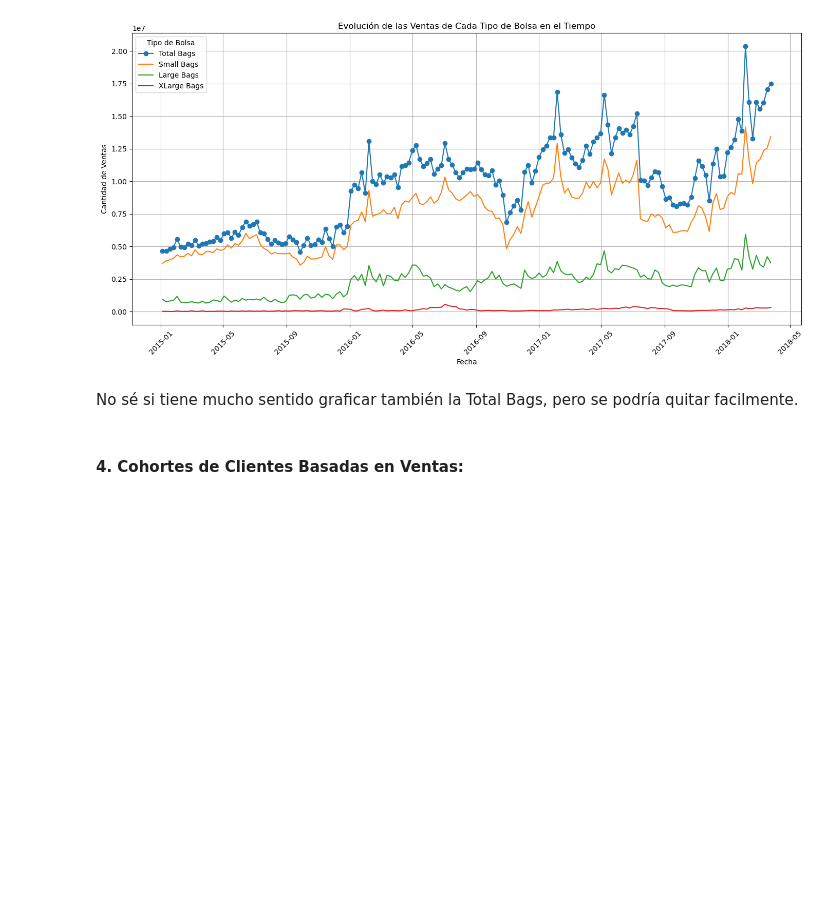
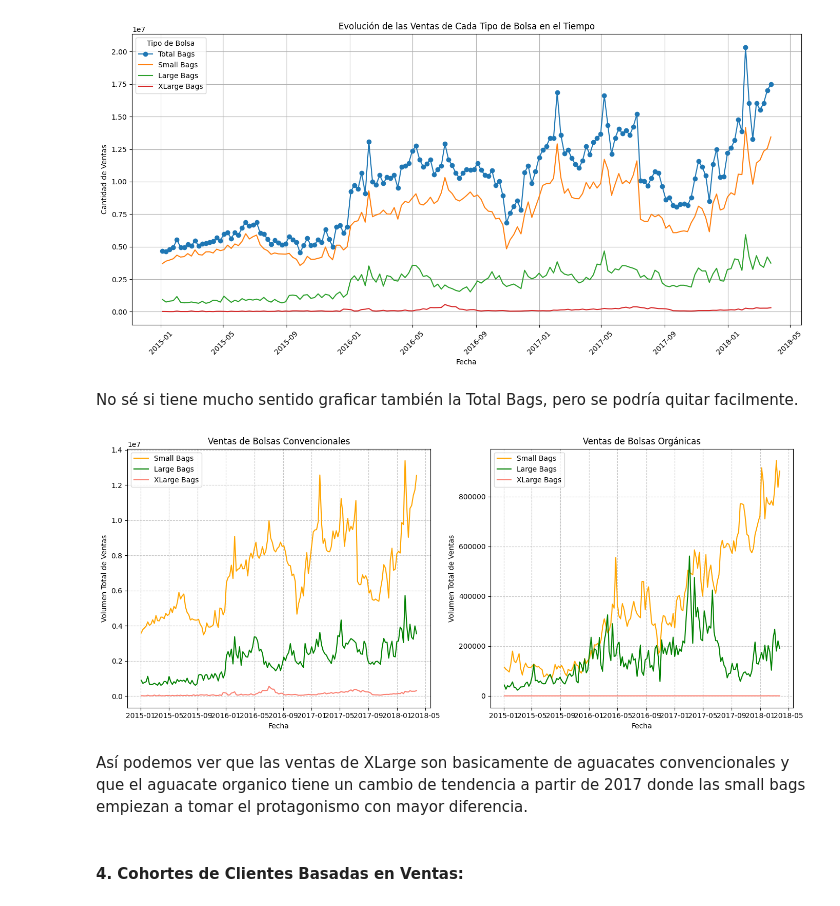
Before and after one commit to albagd77/MAGic-Avocado-TP1, a Jupyter notebook: 04_analisis_cohortes.ipynb, the cells around one changed output. Cells and saved outputs as stored; diff of their text form; code cells hidden in the pictures; blank space fills up the shorter version.

```diff
--- a/04_analisis_cohortes.ipynb
+++ b/04_analisis_cohortes.ipynb
@@ -257,6 +257,49 @@ plt.show()
 [figure]
 # %% [markdown]
 No sé si tiene mucho sentido graficar también la Total Bags, pero se podría quitar facilmente.
+# %%
+#Grafiquemos esto mismo pero diferenciando el tipo de aguacate, convencional y orgánico para ver como contribuyen cada uno.
+#Cogemos las columnas que necesitaremos
+df_bolsas=greater_regions[['Total Bags', 'Small Bags', 'Large Bags', 'XLarge Bags','Date', 'type']]
+df_bolsas_conv=df_bolsas[df_bolsas['type']=='conventional']
+df_bolsas_org=df_bolsas[df_bolsas['type']=='organic']
+
+# Agrupamos por 'Date' y calculamos la suma de cada tipo de bolsa
+df_bolsas_conv = df_bolsas_conv.groupby('Date').sum()
+df_bolsas_org = df_bolsas_org.groupby('Date').sum()
+# %%
+# Configurar el tamaño del gráfico
+plt.figure(figsize=(14, 6))
+
+# Gráfico para las ventas convencionales
+plt.subplot(1, 2, 1)  # Primer gráfico en una fila de 1x2
+plt.plot(df_bolsas_conv.index, df_bolsas_conv['Small Bags'], label='Small Bags', color='orange')
+plt.plot(df_bolsas_conv.index, df_bolsas_conv['Large Bags'], label='Large Bags', color='green')
+plt.plot(df_bolsas_conv.index, df_bolsas_conv['XLarge Bags'], label='XLarge Bags', color='salmon')
+plt.title('Ventas de Bolsas Convencionales')
+plt.xlabel('Fecha')
+plt.ylabel('Volumen Total de Ventas')
+plt.legend()
+plt.grid(True, linestyle='--', alpha=0.7)
+
+# Gráfico para las ventas orgánicas
+plt.subplot(1, 2, 2)  # Segundo gráfico en una fila de 1x2
+plt.plot(df_bolsas_org.index, df_bolsas_org['Small Bags'], label='Small Bags', color='orange')
+plt.plot(df_bolsas_org.index, df_bolsas_org['Large Bags'], label='Large Bags', color='green')
+plt.plot(df_bolsas_org.index, df_bolsas_org['XLarge Bags'], label='XLarge Bags', color='salmon')
+plt.title('Ventas de Bolsas Orgánicas')
+plt.xlabel('Fecha')
+plt.ylabel('Volumen Total de Ventas')
+plt.legend()
+plt.grid(True, linestyle='--', alpha=0.7)
+
+# Mostrar los gráficos
+plt.tight_layout()
+plt.show()
+# %% [output]
+[figure, added]
+# %% [markdown]
+Así podemos ver que las ventas de XLarge son basicamente de aguacates convencionales y que el aguacate organico tiene un cambio de tendencia a partir de 2017 donde las small bags empiezan a tomar el protagonismo con mayor diferencia.
 # %% [markdown]
 #### 4. **Cohortes de Clientes Basadas en Ventas:**
 # %% [markdown]
```
Also changed, not shown: parts of 3 cells of this notebook, 1 other file.
